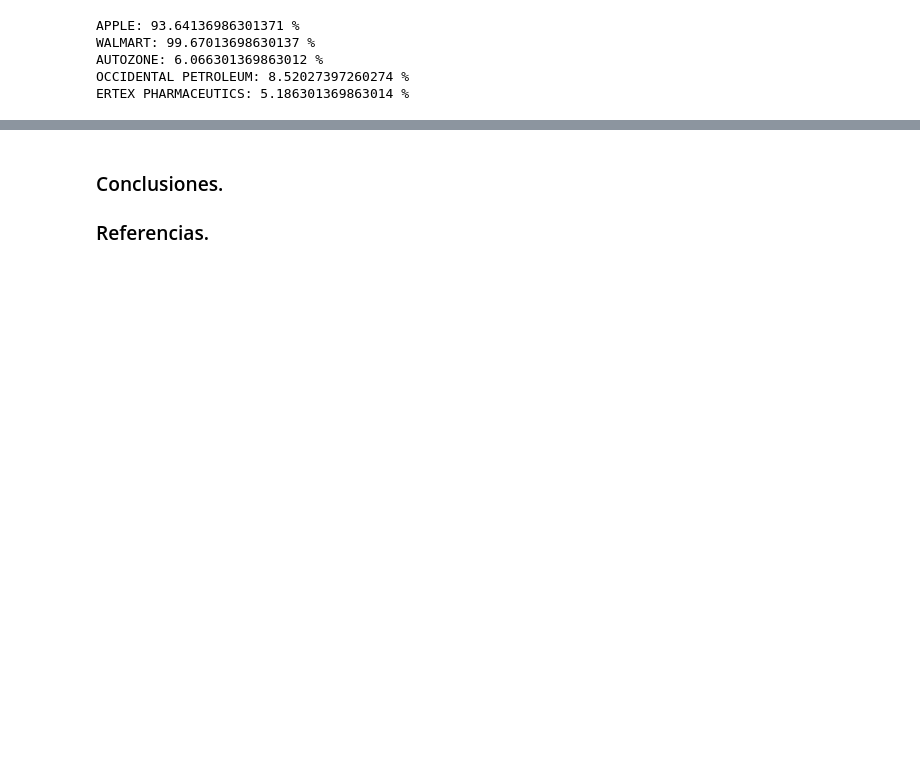
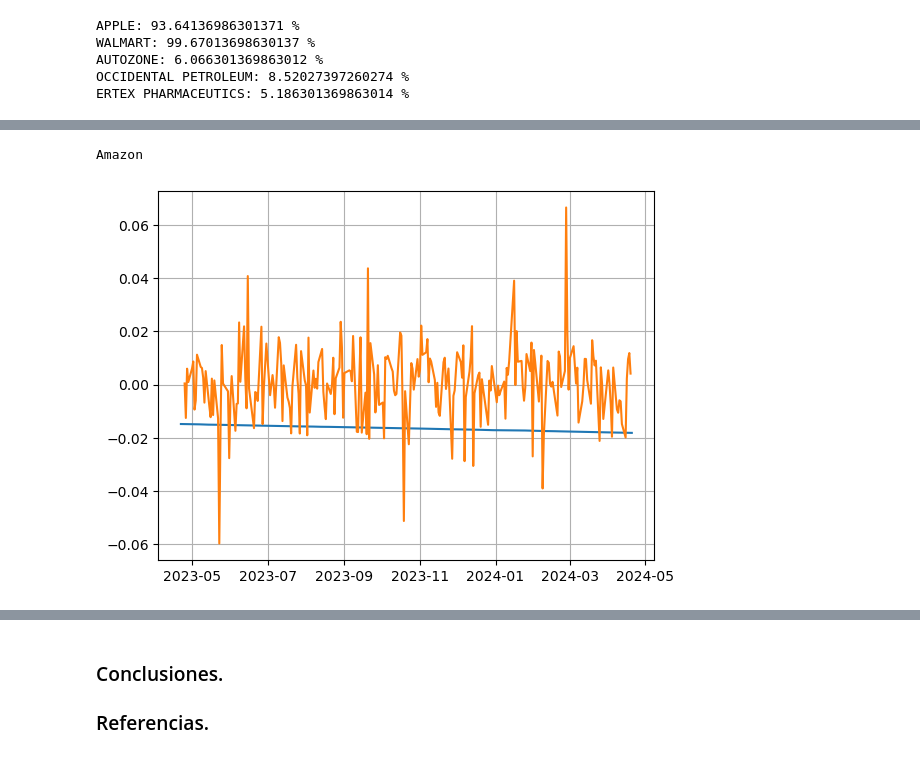
Before and after one commit to NancyWoolrich/Proyecto2-Simulacion, a Jupyter notebook: ProyectoModulo2_RodriguezL_ValenzuelaM_WoolrichN (1).ipynb, the cells around one changed output, grey strips where cells are left out. Saved outputs shown, nothing was run; the diff lists cells and outputs as text; code cells hidden in the pictures; blank space fills up the shorter version.

```diff
--- a/ProyectoModulo2_RodriguezL_ValenzuelaM_WoolrichN (1).ipynb
+++ b/ProyectoModulo2_RodriguezL_ValenzuelaM_WoolrichN (1).ipynb
@@ -449,0 +475,8 @@ ERTEX PHARMACEUTICS: 5.565205479452056 %
+# %%
+print("Amazon")
+plt.plot(mean_azo)
+plt.plot(R_azo)
+plt.grid()
+# %% [output]
+Amazon
+[figure, added]
```
Also changed, not shown: parts of 26 cells of this notebook.
